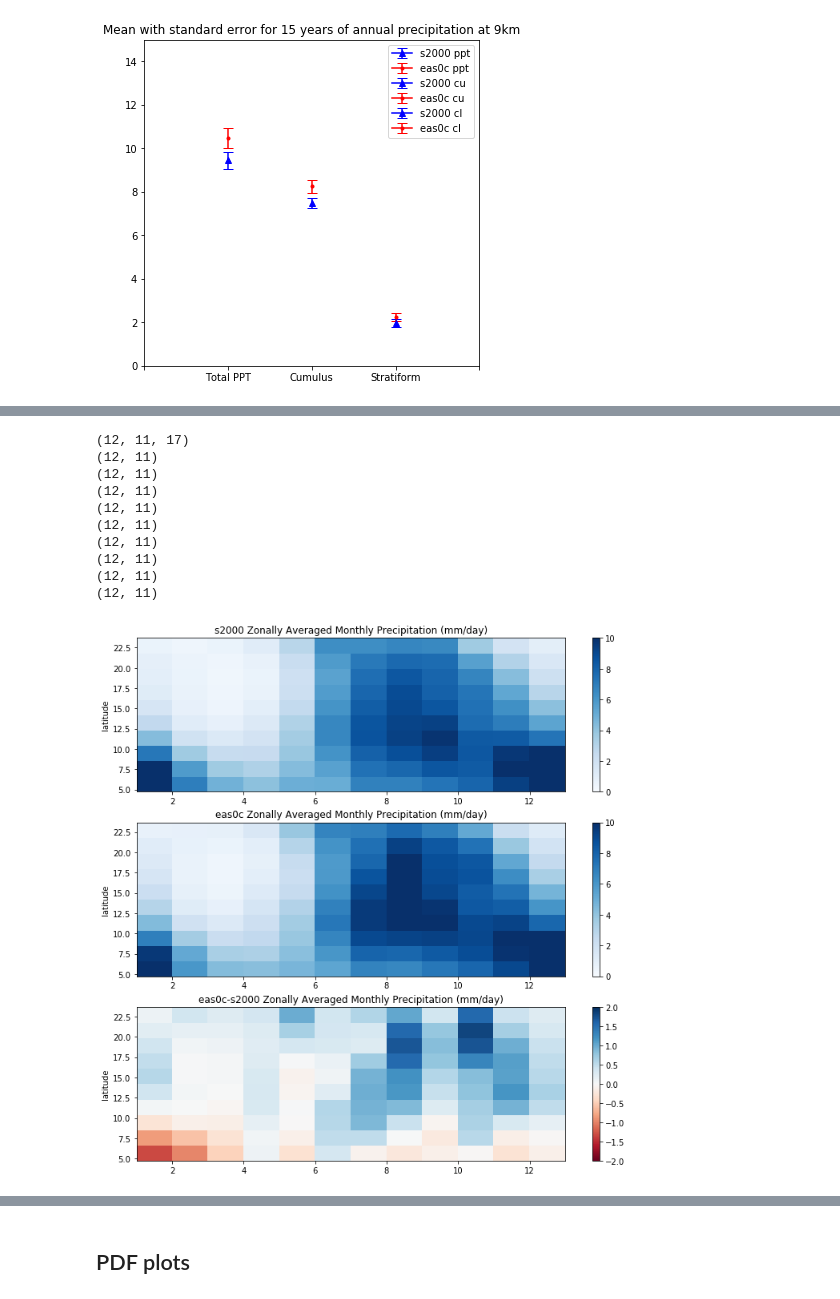
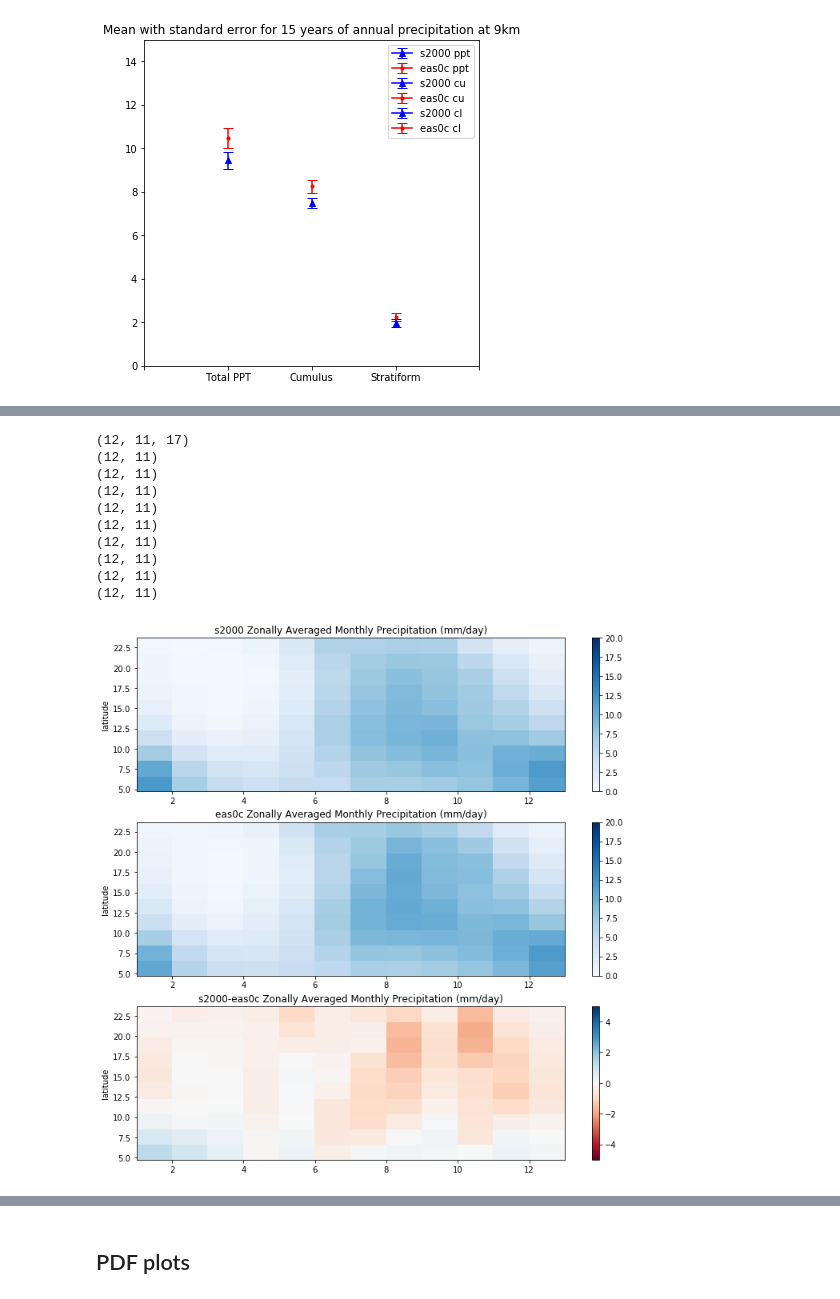
Before and after one commit to likkhian/principia, a Jupyter notebook: cesm_output_regional_analysis.ipynb, the cells around one changed output, grey strips where cells are left out. Cells and saved outputs as stored; diff of their text form; code cells hidden in the pictures.

```diff
--- a/cesm_output_regional_analysis.ipynb
+++ b/cesm_output_regional_analysis.ipynb
@@ -899,7 +883,7 @@ lats_mth=np.mean(ppt2000_mth,axis=2)
 print(np.shape(lats_mth))
 plt.figure(1)
 plt.subplot(3,1,1)
-plt.pcolormesh(np.arange(1,14),lats.data,lats_mth.T,vmin=0,vmax=10,cmap='Blues')
+plt.pcolormesh(np.arange(1,14),lats.data,lats_mth.T,vmin=0,vmax=20,cmap='Blues')
 plt.ylabel('latitude')
 plt.title('s2000 Zonally Averaged Monthly Precipitation (mm/day)')
 # plt.xticks(time_val2,my_xticks)
@@ -908,18 +892,18 @@ plt.colorbar()
 lats_mth=np.mean(ppteas0c_mth,axis=2)
 print(np.shape(lats_mth))
 plt.subplot(3,1,2)
-plt.pcolormesh(np.arange(1,14),lats.data,lats_mth.T,vmin=0,vmax=10,cmap='Blues')
+plt.pcolormesh(np.arange(1,14),lats.data,lats_mth.T,vmin=0,vmax=20,cmap='Blues')
 plt.ylabel('latitude')
 plt.title('eas0c Zonally Averaged Monthly Precipitation (mm/day)')
 # plt.xticks(time_val2,my_xticks)
 plt.colorbar()
 
-lats_mth=np.mean(ppteas0c_mth-ppt2000_mth,axis=2)
+lats_mth=np.mean(ppt2000_mth-ppteas0c_mth,axis=2)
 print(np.shape(lats_mth))
 plt.subplot(3,1,3)
-plt.pcolormesh(np.arange(1,14),lats.data,lats_mth.T,vmin=-2,vmax=2,cmap='RdBu')
+plt.pcolormesh(np.arange(1,14),lats.data,lats_mth.T,vmin=-5,vmax=5,cmap='RdBu')
 plt.ylabel('latitude')
-plt.title('eas0c-s2000 Zonally Averaged Monthly Precipitation (mm/day)')
+plt.title('s2000-eas0c Zonally Averaged Monthly Precipitation (mm/day)')
 # plt.xticks(time_val2,my_xticks)
 plt.colorbar()
 
@@ -927,7 +911,7 @@ lats_mth=np.mean(cesmcl2000_mth,axis=2)
 print(np.shape(lats_mth))
 plt.figure(2)
 plt.subplot(3,1,1)
-plt.pcolormesh(np.arange(1,14),lats.data,lats_mth.T,vmin=0,vmax=10,cmap='Blues')
+plt.pcolormesh(np.arange(1,14),lats.data,lats_mth.T,vmin=0,vmax=20,cmap='Blues')
 plt.ylabel('latitude')
 plt.title('s2000 Zonally Averaged Monthly Stratiform Precipitation (mm/day)')
 # plt.xticks(time_val2,my_xticks)
@@ -936,19 +920,19 @@ plt.colorbar()
 lats_mth=np.mean(cesmcleas0c_mth,axis=2)
 print(np.shape(lats_mth))
 plt.subplot(3,1,2)
-plt.pcolormesh(np.arange(1,14),lats.data,lats_mth.T,vmin=0,vmax=10,cmap='Blues')
+plt.pcolormesh(np.arange(1,14),lats.data,lats_mth.T,vmin=0,vmax=20,cmap='Blues')
 plt.ylabel('latitude')
 plt.title('eas0c Zonally Averaged Monthly Stratiform Precipitation (mm/day)')
 # plt.xticks(time_val2,my_xticks)
 plt.colorbar()
 
 
-lats_mth=np.mean(cesmcleas0c_mth-cesmcl2000_mth,axis=2)
+lats_mth=np.mean(cesmcl2000_mth-cesmcleas0c_mth,axis=2)
 print(np.shape(lats_mth))
 plt.subplot(3,1,3)
-plt.pcolormesh(np.arange(1,14),lats.data,lats_mth.T,vmin=-2,vmax=2,cmap='RdBu')
+plt.pcolormesh(np.arange(1,14),lats.data,lats_mth.T,vmin=-5,vmax=5,cmap='RdBu')
 plt.ylabel('latitude')
-plt.title('eas0c-s2000 Zonally Averaged Monthly Stratiform Precipitation (mm/day)')
+plt.title('s2000-eas0c Zonally Averaged Monthly Stratiform Precipitation (mm/day)')
 # plt.xticks(time_val2,my_xticks)
 plt.colorbar()
 
@@ -956,41 +940,41 @@ lats_mth=np.mean(cesmcu2000_mth,axis=2)
 print(np.shape(lats_mth))
 plt.figure(3)
 plt.subplot(3,1,1)
-plt.pcolormesh(np.arange(1,14),lats.data,lats_mth.T,vmin=0,vmax=10,cmap='Blues')
+plt.pcolormesh(np.arange(1,14),lats.data,lats_mth.T,vmin=0,vmax=20,cmap='Blues')
 plt.ylabel('latitude')
 plt.title('s2000 Zonally Averaged Monthly Cumulus Precipitation (mm/day)')
 # plt.xticks(time_val2,my_xticks)
 plt.colorbar()
 
 lats_mth=np.mean(cesmcueas0c_mth,axis=2)
 print(np.shape(lats_mth))
 plt.subplot(3,1,2)
-plt.pcolormesh(np.arange(1,14),lats.data,lats_mth.T,vmin=0,vmax=10,cmap='Blues')
+plt.pcolormesh(np.arange(1,14),lats.data,lats_mth.T,vmin=0,vmax=20,cmap='Blues')
 plt.ylabel('latitude')
 plt.title('eas0c Zonally Averaged Monthly Cumulus Precipitation (mm/day)')
 # plt.xticks(time_val2,my_xticks)
 plt.colorbar()
 
 
-lats_mth=np.mean(cesmcueas0c_mth-cesmcu2000_mth,axis=2)
+lats_mth=np.mean(cesmcu2000_mth-cesmcueas0c_mth,axis=2)
 print(np.shape(lats_mth))
 plt.subplot(3,1,3)
-plt.pcolormesh(np.arange(1,14),lats.data,lats_mth.T,vmin=-2,vmax=2,cmap='RdBu')
+plt.pcolormesh(np.arange(1,14),lats.data,lats_mth.T,vmin=-5,vmax=5,cmap='RdBu')
 plt.ylabel('latitude')
-plt.title('eas0c-s2000 Zonally Averaged Monthly Cumulus Precipitation (mm/day)')
+plt.title('s2000-eas0c Zonally Averaged Monthly Cumulus Precipitation (mm/day)')
 # plt.xticks(time_val2,my_xticks)
 plt.colorbar()
 
 plt.show()
 # %% [output]
 (12, 11, 17)
 (12, 11)
 (12, 11)
 (12, 11)
 (12, 11)
 (12, 11)
 (12, 11)
 (12, 11)
 (12, 11)
 (12, 11)
-[figure, old version]
+[figure, new version]
```
Also changed, not shown: parts of 32 cells of this notebook.
